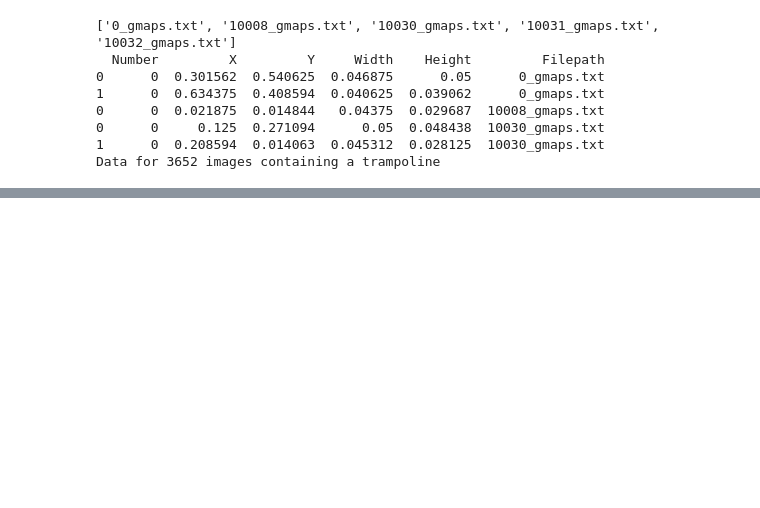
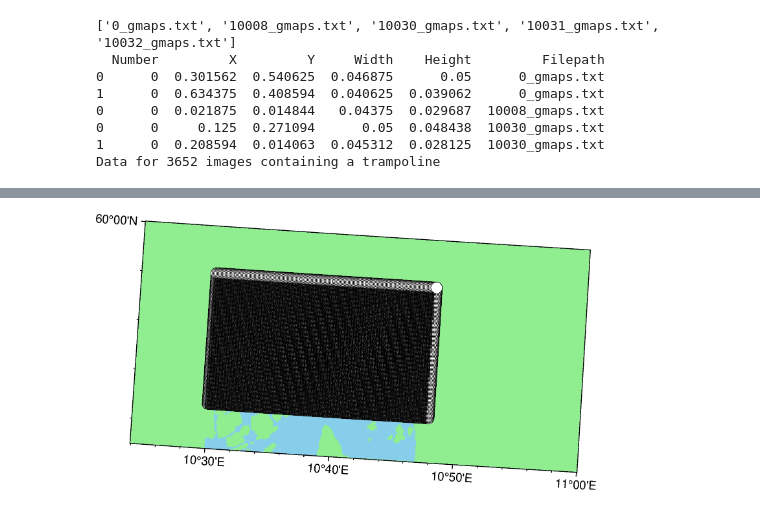
Before and after one commit to lukegriffiths/trampolines, a Jupyter notebook: visualisation.ipynb, the cells around one changed output, grey strips where cells are left out. Saved outputs shown, nothing was run; the diff lists cells and outputs as text; code cells hidden in the pictures; blank space fills up the shorter version.

```diff
--- a/visualisation.ipynb
+++ b/visualisation.ipynb
@@ -278,0 +283,91 @@ surface [WARNING]: Possibly some data were half-way between nodes and subject to
+# %%
+# load image coordinates
+folder_path = Path('./images/data_2022-02-13_Oslo_Center')
+
+df = pd.read_csv(folder_path / 'images.txt',  names=["number", "lat", "long", "zoom"])
+print(len(df))
+
+print(df.lat.max())
+print(df.lat.min())
+print(df.long.max())
+print(df.long.min())
+
+region = [
+    df.long.min() - 0.1,
+    df.long.max() + 0.011,
+    df.lat.min() - 0.05,
+    df.lat.max() + 0.01,
+]
+
+print(df.head())
+
+# plot locations of images
+fig = pygmt.Figure()
+fig.basemap(region=REGION_OSLO, projection=PROJECTION, frame=True)
+fig.coast(land="lightgreen", water="skyblue")
+fig.plot(x=df.long, y=df.lat, style="c0.3c", color="white", pen="black")
+fig.show()
+fig.savefig('./figures/map.png', dpi=400)
+
+# get the labels
+labels_path = Path(r"C:\Users\lug\Documents\Code\trampolines\yolov5\runs\detect\exp10\labels")
+
+text_files = [f for f in os.listdir(labels_path) if f.endswith('gmaps.txt')]
+print(text_files[:5])
+
+columns = ['Number', 'X', 'Y', 'Width', "Height", 'Filepath']
+df = pd.DataFrame(columns = columns)
+
+for tf in text_files:
+    df_new = pd.read_csv(labels_path / tf, sep=' ', names=['Number', 'X', 'Y', 'Width', "Height"])
+    df_new['Filepath'] = tf
+    df = pd.concat([df, df_new])
+
+print(df.head())
+print(f"Data for {df.Filepath.nunique()} images containing a trampoline")
+
+# get number of trampolines (number of times filepath appears in df)
+df_counts = pd.DataFrame(df['Filepath'].value_counts().reset_index())
+df_counts.columns = ['Filepath', 'trampoline count']
+
+# Get coords of each image because this data isn't un the detect folder labels
+image_data_filepath = folder_path / "images.txt"
+
+df_coords = pd.read_csv(image_data_filepath,  names=["number", "lat", "long", "zoom"])
+
+df_coords['Filepath'] = df_coords['number'].astype(str) + "_gmaps.txt"
+
+print(f"Coordinates data for {len(df_coords)} images")
+
+# merge coordinate and trampoline number dataframes
+df = pd.merge(df_coords, df_counts, on='Filepath', how='outer').fillna(0)
+
+# calculate number of trampolines per m2 (see coordinates_calculation.ipynb for calculation of image size in m)
+m_per_image_zoom_19 = 187.77
+m2_per_image_zoom_19 = m_per_image_zoom_19**2
+km2_per_image_zoom_19 = m2_per_image_zoom_19 / 1e6
+df['trampolines per km2'] = df['trampoline count'] / km2_per_image_zoom_19
+
+print(f"Maximum number of trampolines per km2 = {df['trampolines per km2'].max()}")
+
+# save to csv
+df.to_csv('./output/Oslo_Center.csv')
+
+print(f"Trampoline counts data for {len(df)} images")
+
+# Make and plot the surface showing heatmap of trampoline locations
+local_region = [df['long'].min(), df['long'].max(), df['lat'].min(), df['lat'].max()]
+
+trampoline_surface_center = pygmt.surface(data=df[['long', 'lat', 'trampolines per km2']], region=local_region, spacing=SPACING)
+
+fig = pygmt.Figure()
+fig.basemap(region=REGION_OSLO, projection="U33R/12c", frame=True)
+fig.coast(land="lightgreen", water="skyblue")
+pygmt.makecpt(cmap="haxby", series=[0, 300])
+fig.grdimage(trampoline_surface_center, nan_transparent=True, transparency=60)
+fig.grdimage(trampoline_surface_east, nan_transparent=True, transparency=60)
+fig.colorbar(frame=["a50f10", 'x+l"Trampolines per square km"', "y"])
+plt.tight_layout()
+fig.show()
+fig.savefig('./figures/trampoline_map_detection_Oslo_Center.png', dpi=400)
+# %% [output]
@@ -278,0 +385 @@ surface [WARNING]: Possibly some data were half-way between nodes and subject to
+[figure, added]
```
Also changed, not shown: parts of 10 cells of this notebook.
